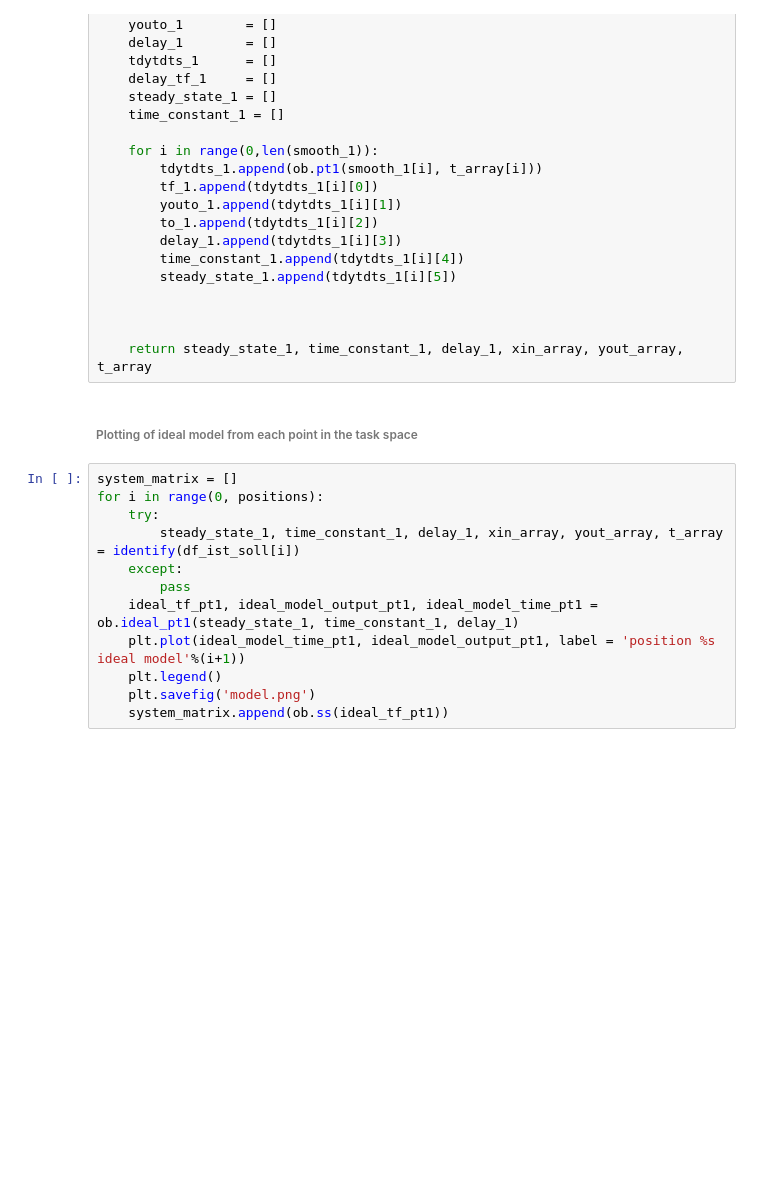
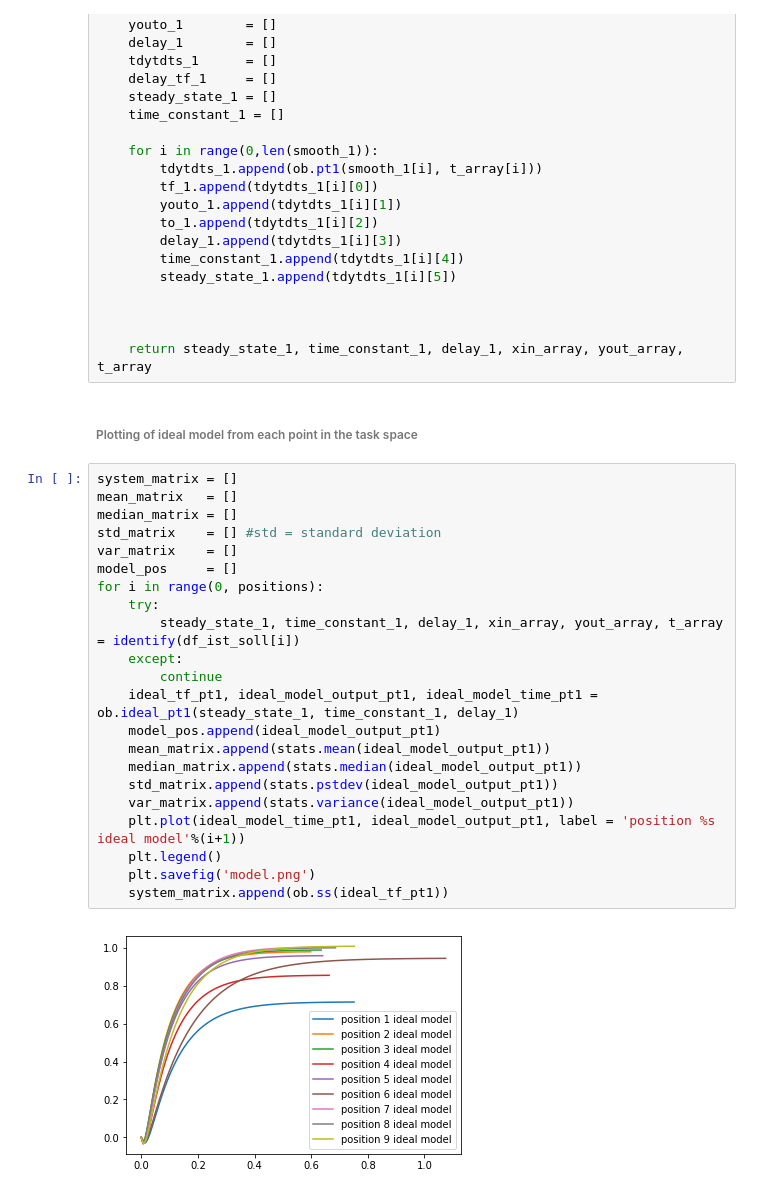
Before and after one commit to lth-tt/sysid2, a Jupyter notebook: Process_Modeling.ipynb, the cells around one changed output. Drawn from its saved outputs; the diff is of its cells as text; blank space fills up the shorter version.

```diff
--- a/Process_Modeling.ipynb
+++ b/Process_Modeling.ipynb
@@ -171,16 +199,28 @@ def identify(df):
 ###### Plotting of ideal model from each point in the task space
 # %%
 system_matrix = []
+mean_matrix   = []
+median_matrix = []
+std_matrix    = [] #std = standard deviation
+var_matrix    = []
+model_pos     = []
 for i in range(0, positions):
     try:
         steady_state_1, time_constant_1, delay_1, xin_array, yout_array, t_array = identify(df_ist_soll[i])
     except:
-        pass
+        continue
     ideal_tf_pt1, ideal_model_output_pt1, ideal_model_time_pt1 = ob.ideal_pt1(steady_state_1, time_constant_1, delay_1)
+    model_pos.append(ideal_model_output_pt1)
+    mean_matrix.append(stats.mean(ideal_model_output_pt1))
+    median_matrix.append(stats.median(ideal_model_output_pt1))
+    std_matrix.append(stats.pstdev(ideal_model_output_pt1))
+    var_matrix.append(stats.variance(ideal_model_output_pt1))
     plt.plot(ideal_model_time_pt1, ideal_model_output_pt1, label = 'position %s ideal model'%(i+1))
     plt.legend()
     plt.savefig('model.png')
     system_matrix.append(ob.ss(ideal_tf_pt1))
+# %% [output]
+[figure, added]
 # %%
 end_time = list(time.localtime())[5]
 s=np.subtract(end_time, start_time)
```
Also changed, not shown: parts of 7 cells of this notebook.
